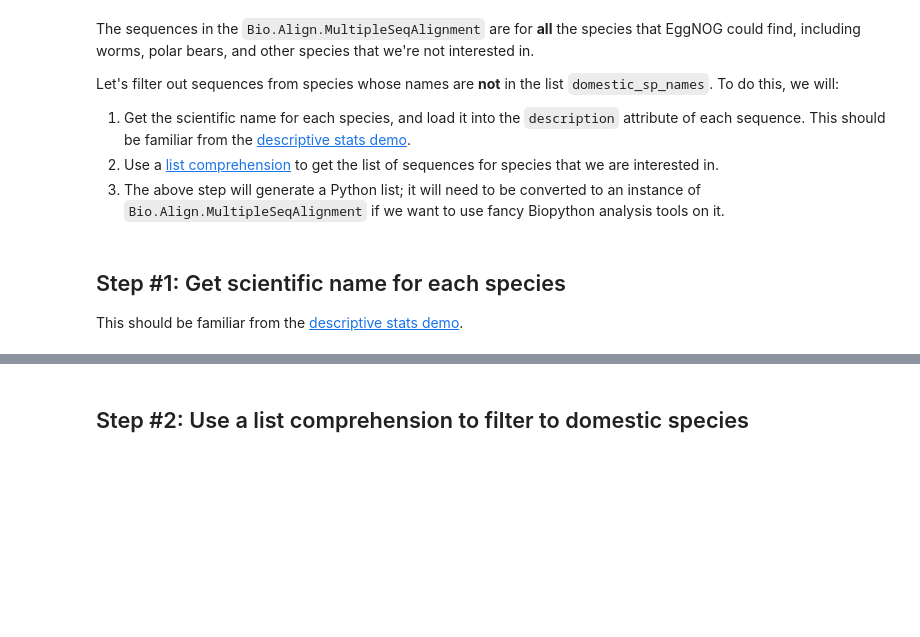
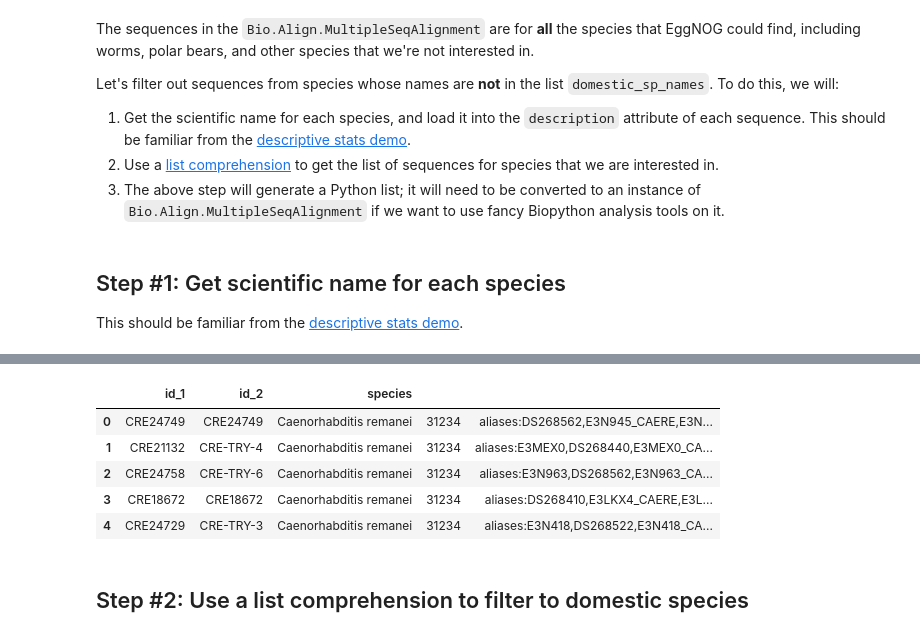
Before and after one commit to ethho/epi-model-reu, a Jupyter notebook: code/seq_sim_demo/20200706_seq_sim.ipynb, the cells around one changed output, grey strips where cells are left out. Saved outputs shown, nothing was run; the diff lists cells and outputs as text; code cells hidden in the pictures; blank space fills up the shorter version.

```diff
--- a/code/seq_sim_demo/20200706_seq_sim.ipynb
+++ b/code/seq_sim_demo/20200706_seq_sim.ipynb
@@ -110,7 +119,14 @@ This should be familiar from the [descriptive stats demo](../descriptive_stats_d
 # %%
-tmprss2_ext = pd.read_table('../descriptive_stats_demo/extended_members.txt', header=None)
+tmprss2_ext = pd.read_table('../seq_sim_demo/extended_members.txt', header=None)
 tmprss2_ext.columns = ['id_1', 'id_2', 'species', '', '']
-# tmprss2_ext.head()
+tmprss2_ext.head()
+# %% [output]
+|  | id_1 | id_2 | species |  |  |
+| 0 | CRE24749 | CRE24749 | Caenorhabditis remanei | 31234 | aliases:DS268562,E3N945_CAERE,E3N... |
+| 1 | CRE21132 | CRE-TRY-4 | Caenorhabditis remanei | 31234 | aliases:E3MEX0,DS268440,E3MEX0_CA... |
+| 2 | CRE24758 | CRE-TRY-6 | Caenorhabditis remanei | 31234 | aliases:E3N963,DS268562,E3N963_CA... |
+| 3 | CRE18672 | CRE18672 | Caenorhabditis remanei | 31234 | aliases:DS268410,E3LKX4_CAERE,E3L... |
+| 4 | CRE24729 | CRE-TRY-3 | Caenorhabditis remanei | 31234 | aliases:E3N418,DS268522,E3N418_CA... |
 # %%
 for record in alignment:
 
```
Also changed, not shown: parts of 6 cells of this notebook.
